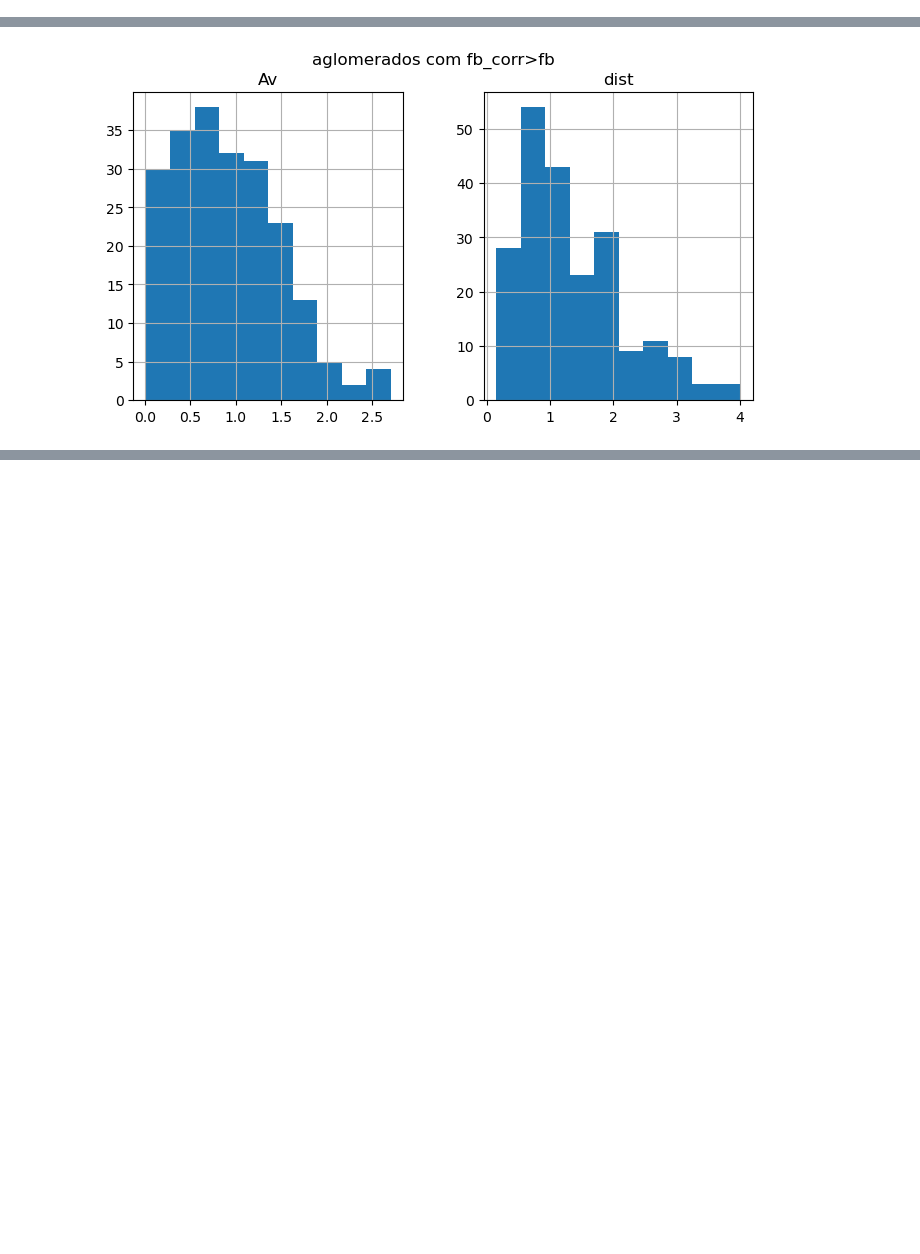
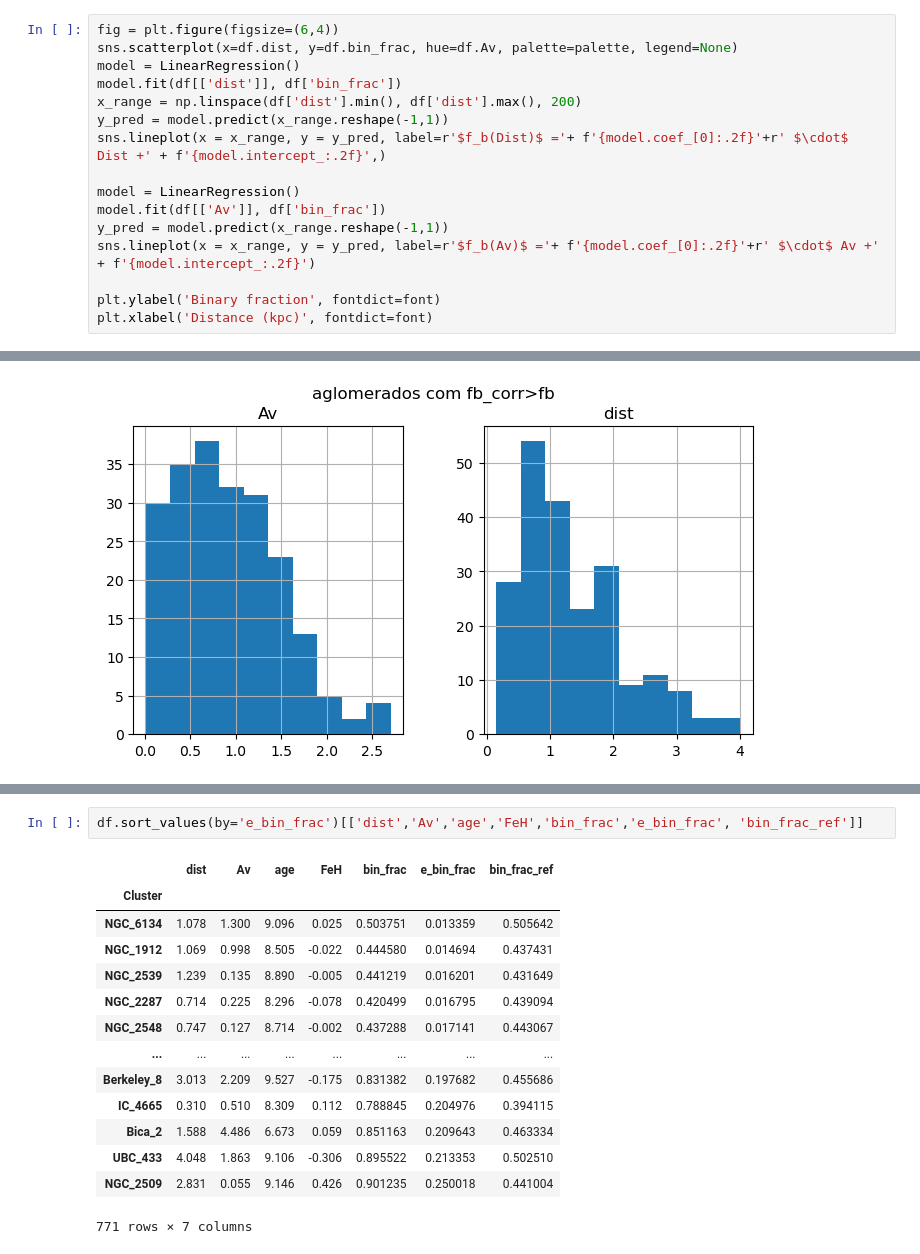
Before and after one commit to RuanPH26/stellar_multiplicity_in_open_clusters, a Jupyter notebook: correcao_amostra.ipynb, the cells around one changed output, grey strips where cells are left out. Saved outputs shown, nothing was run; the diff lists cells and outputs as text; blank space fills up the shorter version.

```diff
--- a/correcao_amostra.ipynb
+++ b/correcao_amostra.ipynb
@@ -31,6 +32,22 @@ df.sort_index(inplace=True)
 data.sort_index(inplace=True)
 data['Cluster']=data.index
 data.index=range(0,len(data))
+# %%
+fig = plt.figure(figsize=(6,4))
+sns.scatterplot(x=df.dist, y=df.bin_frac, hue=df.Av, palette=palette, legend=None)
+model = LinearRegression()
+model.fit(df[['dist']], df['bin_frac'])
+x_range = np.linspace(df['dist'].min(), df['dist'].max(), 200)
+y_pred = model.predict(x_range.reshape(-1,1))
+sns.lineplot(x = x_range, y = y_pred, label=r'$f_b(Dist)$ ='+ f'{model.coef_[0]:.2f}'+r' $\cdot$ Dist +' + f'{model.intercept_:.2f}',)
+
+model = LinearRegression()
+model.fit(df[['Av']], df['bin_frac'])
+y_pred = model.predict(x_range.reshape(-1,1))
+sns.lineplot(x = x_range, y = y_pred, label=r'$f_b(Av)$ ='+ f'{model.coef_[0]:.2f}'+r' $\cdot$ Av +' + f'{model.intercept_:.2f}')
+
+plt.ylabel('Binary fraction', fontdict=font)
+plt.xlabel('Distance (kpc)', fontdict=font)
 # %% [markdown]
 # Correção dos valores de $f_b$:
 
@@ -332,0 +427,17 @@ max      2.70    4.02      0.63            0.74
+# %%
+df.sort_values(by='e_bin_frac')[['dist','Av','age','FeH','bin_frac','e_bin_frac', 'bin_frac_ref']]
+# %% [output]
+|  | dist | Av | age | FeH | bin_frac | e_bin_frac | bin_frac_ref |
+| Cluster |  |  |  |  |  |  |  |
+| NGC_6134 | 1.078 | 1.300 | 9.096 | 0.025 | 0.503751 | 0.013359 | 0.505642 |
+| NGC_1912 | 1.069 | 0.998 | 8.505 | -0.022 | 0.444580 | 0.014694 | 0.437431 |
+| NGC_2539 | 1.239 | 0.135 | 8.890 | -0.005 | 0.441219 | 0.016201 | 0.431649 |
+| NGC_2287 | 0.714 | 0.225 | 8.296 | -0.078 | 0.420499 | 0.016795 | 0.439094 |
+| NGC_2548 | 0.747 | 0.127 | 8.714 | -0.002 | 0.437288 | 0.017141 | 0.443067 |
+| ... | ... | ... | ... | ... | ... | ... | ... |
+| Berkeley_8 | 3.013 | 2.209 | 9.527 | -0.175 | 0.831382 | 0.197682 | 0.455686 |
+| IC_4665 | 0.310 | 0.510 | 8.309 | 0.112 | 0.788845 | 0.204976 | 0.394115 |
+| Bica_2 | 1.588 | 4.486 | 6.673 | 0.059 | 0.851163 | 0.209643 | 0.463334 |
+| UBC_433 | 4.048 | 1.863 | 9.106 | -0.306 | 0.895522 | 0.213353 | 0.502510 |
+| NGC_2509 | 2.831 | 0.055 | 9.146 | 0.426 | 0.901235 | 0.250018 | 0.441004 |
+771 rows × 7 columns
```
Also changed, not shown: parts of 13 cells of this notebook, 7 other files.
